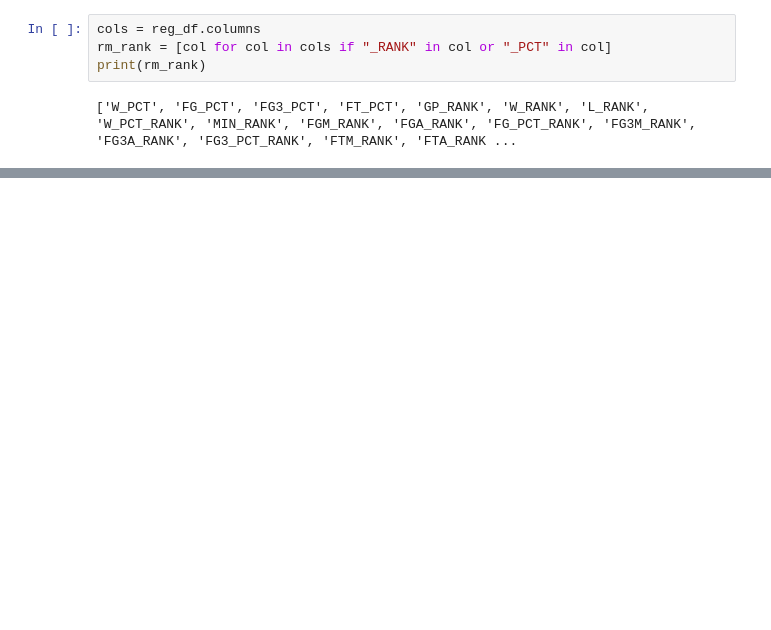
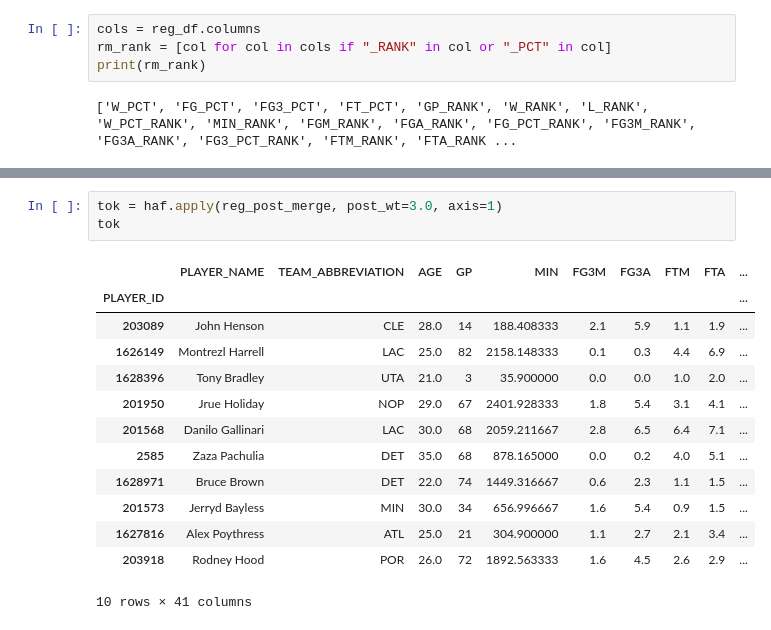
Before and after one commit to vykuang/nba-stats-streamlit, a Jupyter notebook: notebooks/leaguedash.ipynb, the cells around one changed output, grey strips where cells are left out. Saved outputs shown, nothing was run; the diff lists cells and outputs as text; blank space fills up the shorter version.

```diff
--- a/notebooks/leaguedash.ipynb
+++ b/notebooks/leaguedash.ipynb
@@ -295,0 +450,17 @@ bar
+# %%
+tok = haf.apply(reg_post_merge, post_wt=3.0, axis=1)
+tok
+# %% [output]
+|  | PLAYER_NAME | TEAM_ABBREVIATION | AGE | GP | MIN | FG3M | FG3A | FTM | FTA | ... |
+| PLAYER_ID |  |  |  |  |  |  |  |  |  | ... |
+| 203089 | John Henson | CLE | 28.0 | 14 | 188.408333 | 2.1 | 5.9 | 1.1 | 1.9 | ... |
+| 1626149 | Montrezl Harrell | LAC | 25.0 | 82 | 2158.148333 | 0.1 | 0.3 | 4.4 | 6.9 | ... |
+| 1628396 | Tony Bradley | UTA | 21.0 | 3 | 35.900000 | 0.0 | 0.0 | 1.0 | 2.0 | ... |
+| 201950 | Jrue Holiday | NOP | 29.0 | 67 | 2401.928333 | 1.8 | 5.4 | 3.1 | 4.1 | ... |
+| 201568 | Danilo Gallinari | LAC | 30.0 | 68 | 2059.211667 | 2.8 | 6.5 | 6.4 | 7.1 | ... |
+| 2585 | Zaza Pachulia | DET | 35.0 | 68 | 878.165000 | 0.0 | 0.2 | 4.0 | 5.1 | ... |
+| 1628971 | Bruce Brown | DET | 22.0 | 74 | 1449.316667 | 0.6 | 2.3 | 1.1 | 1.5 | ... |
+| 201573 | Jerryd Bayless | MIN | 30.0 | 34 | 656.996667 | 1.6 | 5.4 | 0.9 | 1.5 | ... |
+| 1627816 | Alex Poythress | ATL | 25.0 | 21 | 304.900000 | 1.1 | 2.7 | 2.1 | 3.4 | ... |
+| 203918 | Rodney Hood | POR | 26.0 | 72 | 1892.563333 | 1.6 | 4.5 | 2.6 | 2.9 | ... |
+10 rows × 41 columns
```
Also changed, not shown: parts of 20 cells of this notebook, 3 other files.
